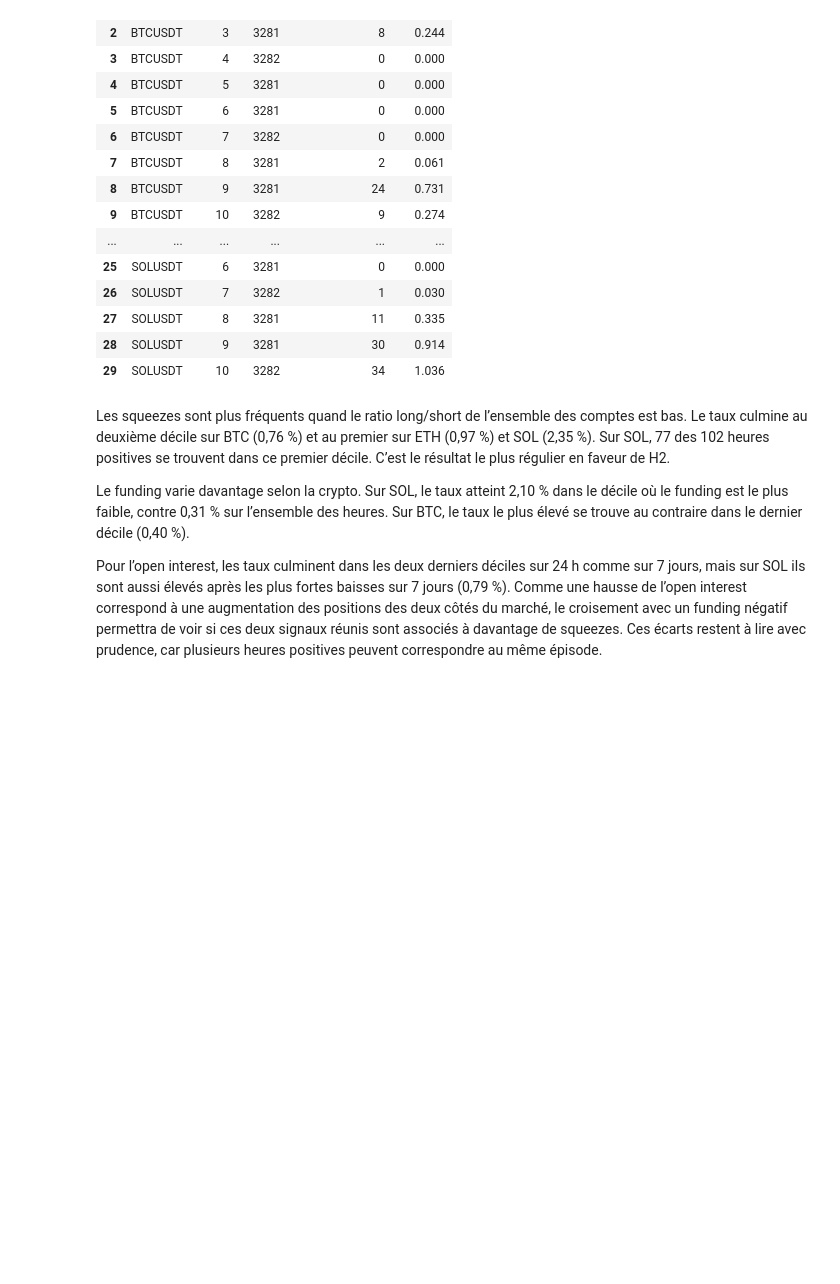
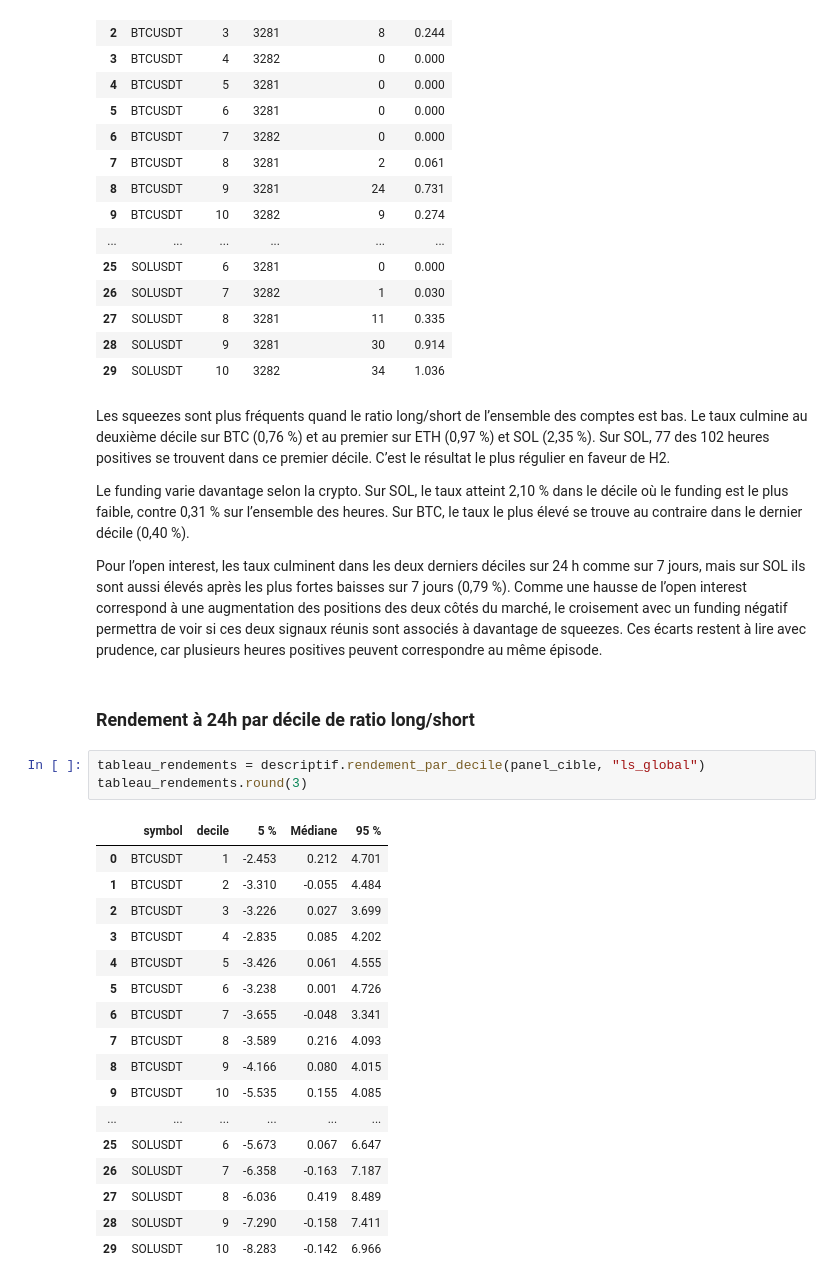
Before and after one commit to Ethanyounes/Ensae-Data-Science, a Jupyter notebook: rapport.ipynb, the cells around one changed output. Drawn from its saved outputs; the diff is of its cells as text; blank space fills up the shorter version.

```diff
--- a/rapport.ipynb
+++ b/rapport.ipynb
@@ -551,3 +551,26 @@ Les squeezes sont plus fréquents quand le ratio long/short de l’ensemble des
 Le funding varie davantage selon la crypto. Sur SOL, le taux atteint 2,10 % dans le décile où le funding est le plus faible, contre 0,31 % sur l’ensemble des heures. Sur BTC, le taux le plus élevé se trouve au contraire dans le dernier décile (0,40 %).
 
 Pour l’open interest, les taux culminent dans les deux derniers déciles sur 24 h comme sur 7 jours, mais sur SOL ils sont aussi élevés après les plus fortes baisses sur 7 jours (0,79 %). Comme une hausse de l’open interest correspond à une augmentation des positions des deux côtés du marché, le croisement avec un funding négatif permettra de voir si ces deux signaux réunis sont associés à davantage de squeezes. Ces écarts restent à lire avec prudence, car plusieurs heures positives peuvent correspondre au même épisode.
+# %% [markdown]
+### Rendement à 24h par décile de ratio long/short
+# %%
+tableau_rendements = descriptif.rendement_par_decile(panel_cible, "ls_global")
+tableau_rendements.round(3)
+# %% [output]
+|  | symbol | decile | 5 % | Médiane | 95 % |
+| 0 | BTCUSDT | 1 | -2.453 | 0.212 | 4.701 |
+| 1 | BTCUSDT | 2 | -3.310 | -0.055 | 4.484 |
+| 2 | BTCUSDT | 3 | -3.226 | 0.027 | 3.699 |
+| 3 | BTCUSDT | 4 | -2.835 | 0.085 | 4.202 |
+| 4 | BTCUSDT | 5 | -3.426 | 0.061 | 4.555 |
+| 5 | BTCUSDT | 6 | -3.238 | 0.001 | 4.726 |
+| 6 | BTCUSDT | 7 | -3.655 | -0.048 | 3.341 |
+| 7 | BTCUSDT | 8 | -3.589 | 0.216 | 4.093 |
+| 8 | BTCUSDT | 9 | -4.166 | 0.080 | 4.015 |
+| 9 | BTCUSDT | 10 | -5.535 | 0.155 | 4.085 |
+| ... | ... | ... | ... | ... | ... |
+| 25 | SOLUSDT | 6 | -5.673 | 0.067 | 6.647 |
+| 26 | SOLUSDT | 7 | -6.358 | -0.163 | 7.187 |
+| 27 | SOLUSDT | 8 | -6.036 | 0.419 | 8.489 |
+| 28 | SOLUSDT | 9 | -7.290 | -0.158 | 7.411 |
+| 29 | SOLUSDT | 10 | -8.283 | -0.142 | 6.966 |
```
Also changed, not shown: parts of 2 cells of this notebook, 1 other file.
